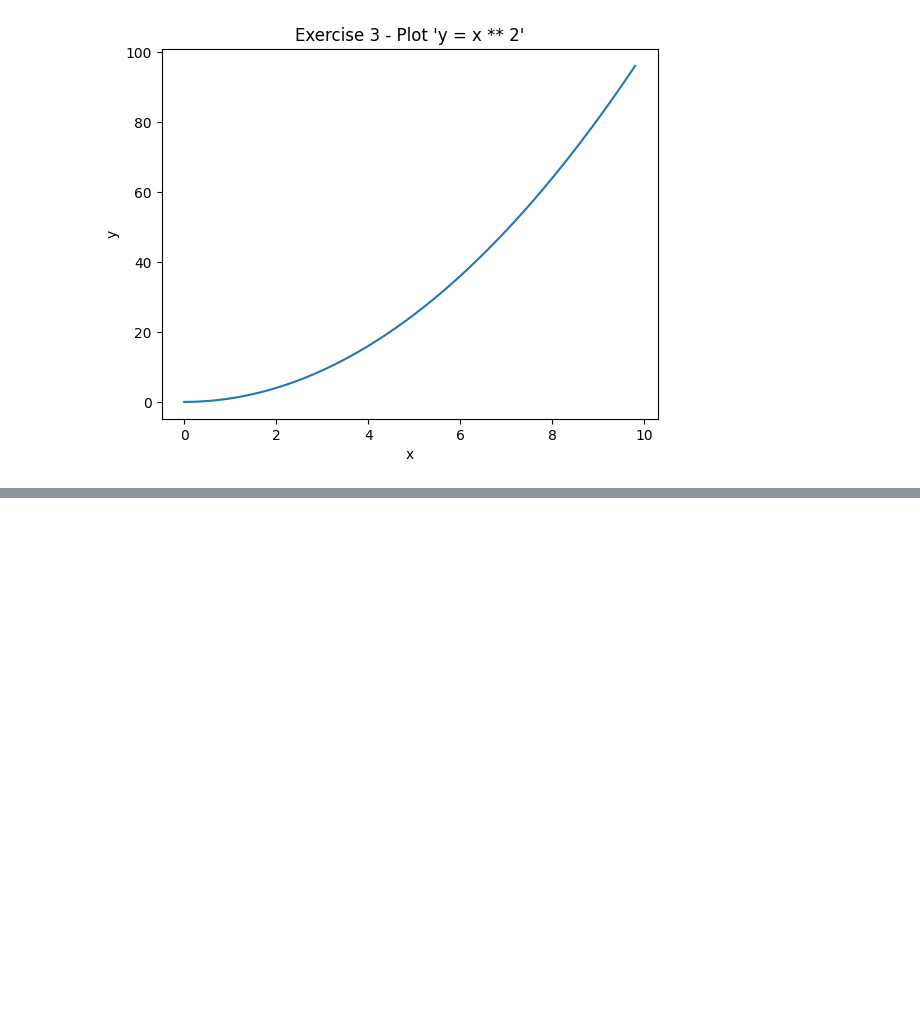
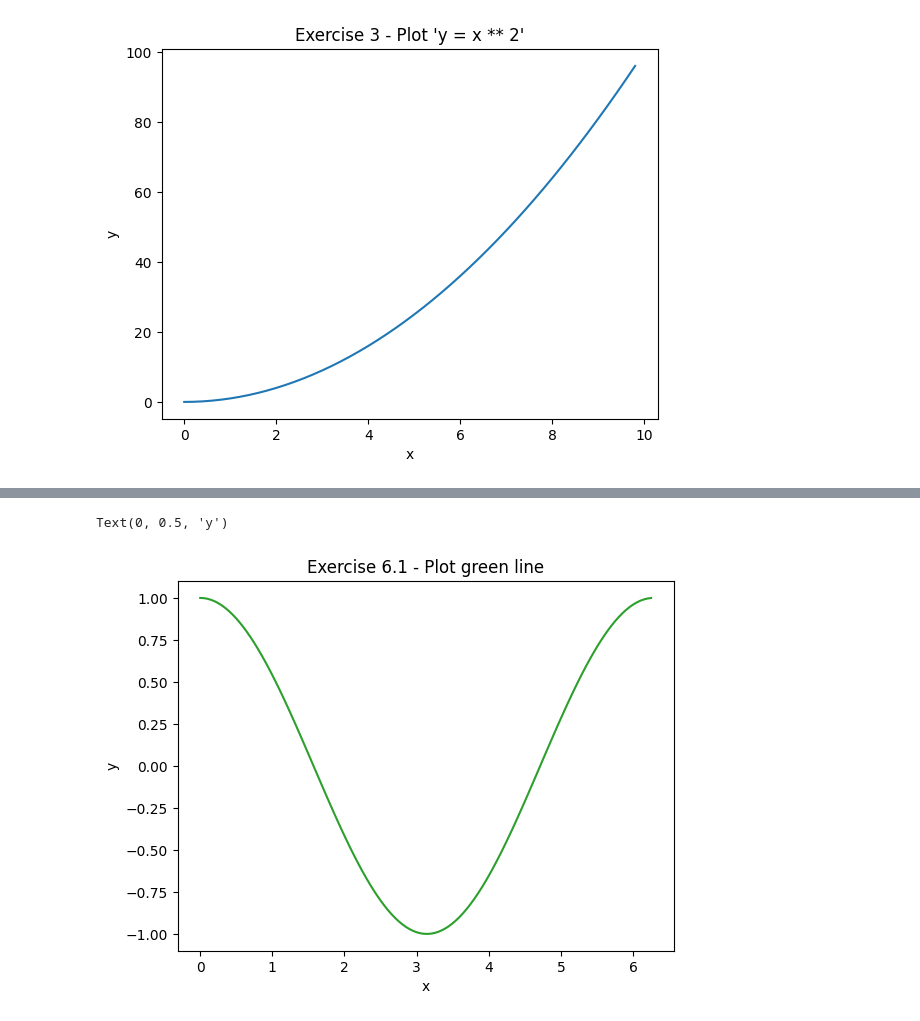
Before and after one commit to izero0324/Scientific-Computing-For-Finance, a Jupyter notebook: lab4/lab4.ipynb, the cells around one changed output, grey strips where cells are left out. Cells and saved outputs as stored; diff of their text form; code cells hidden in the pictures; blank space fills up the shorter version.

```diff
--- a/lab4/lab4.ipynb
+++ b/lab4/lab4.ipynb
@@ -72,0 +160,9 @@ Text(0, 0.5, 'y')
+# %%
+# Line color change demo using RGB code: from Default blue line into green lines
+plt.plot(array_ex4_x, array_ex4_y, color='#2CA02C',)
+plt.title("Exercise 6.1 - Plot green line")        # add title for the diagram
+plt.xlabel("x")                                  # add label for x axis
+plt.ylabel("y")                                  # add label for y axis
+# %% [output]
+Text(0, 0.5, 'y')
+[figure, added]
```
Also changed, not shown: parts of 11 cells of this notebook.
